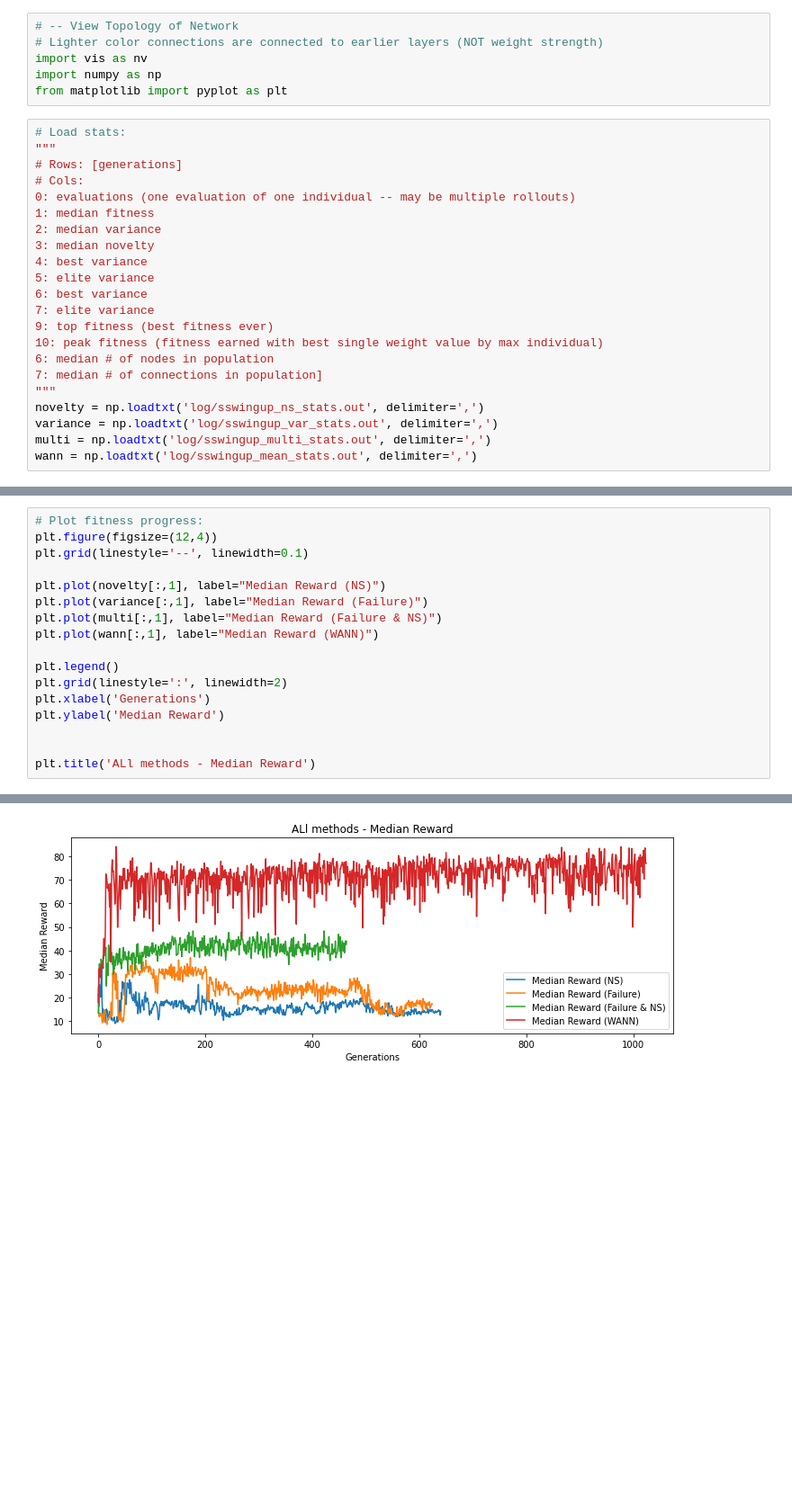
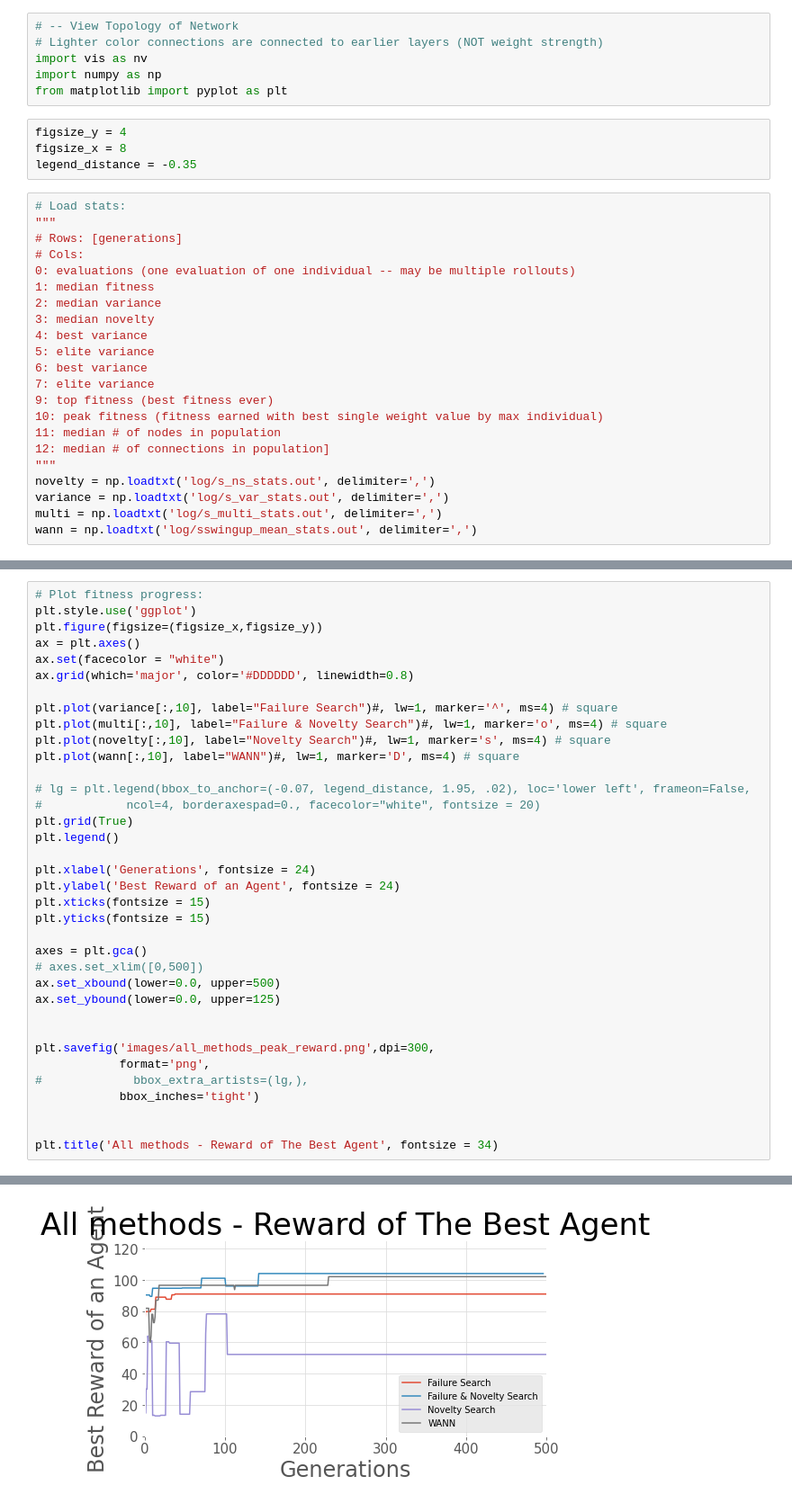
Before and after one commit to yurilavinas/brain-tokyo-workshop, a Jupyter notebook: WANNRelease/prettyNeatWann/Visualization_Comparison.ipynb, the cells around one changed output, grey strips where cells are left out. Shown at 90% size. Cells and saved outputs as stored; diff of their text form; blank space fills up the shorter version.

```diff
--- a/WANNRelease/prettyNeatWann/Visualization_Comparison.ipynb
+++ b/WANNRelease/prettyNeatWann/Visualization_Comparison.ipynb
@@ -4,6 +4,10 @@
 import vis as nv
 import numpy as np
 from matplotlib import pyplot as plt
+# %%
+figsize_y = 4
+figsize_x = 8
+legend_distance = -0.35
 # %%
 # Load stats:
 """
@@ -19,10 +23,10 @@ from matplotlib import pyplot as plt
 7: elite variance
 9: top fitness (best fitness ever)
 10: peak fitness (fitness earned with best single weight value by max individual)
-6: median # of nodes in population
-7: median # of connections in population]
+11: median # of nodes in population
+12: median # of connections in population]
 """
-novelty = np.loadtxt('log/sswingup_ns_stats.out', delimiter=',')
-variance = np.loadtxt('log/sswingup_var_stats.out', delimiter=',')
-multi = np.loadtxt('log/sswingup_multi_stats.out', delimiter=',')
+novelty = np.loadtxt('log/s_ns_stats.out', delimiter=',')
+variance = np.loadtxt('log/s_var_stats.out', delimiter=',')
+multi = np.loadtxt('log/s_multi_stats.out', delimiter=',')
 wann = np.loadtxt('log/sswingup_mean_stats.out', delimiter=',')
@@ -89,18 +227,37 @@ Text(0.5, 1.0, 'ALl methods - Elite Variance')
 # %%
 # Plot fitness progress:
-plt.figure(figsize=(12,4))
-plt.grid(linestyle='--', linewidth=0.1)
+plt.style.use('ggplot')
+plt.figure(figsize=(figsize_x,figsize_y))
+ax = plt.axes()
+ax.set(facecolor = "white")
+ax.grid(which='major', color='#DDDDDD', linewidth=0.8)
 
-plt.plot(novelty[:,1], label="Median Reward (NS)")
-plt.plot(variance[:,1], label="Median Reward (Failure)")
-plt.plot(multi[:,1], label="Median Reward (Failure & NS)")
-plt.plot(wann[:,1], label="Median Reward (WANN)")
+plt.plot(variance[:,10], label="Failure Search")#, lw=1, marker='^', ms=4) # square
+plt.plot(multi[:,10], label="Failure & Novelty Search")#, lw=1, marker='o', ms=4) # square
+plt.plot(novelty[:,10], label="Novelty Search")#, lw=1, marker='s', ms=4) # square
+plt.plot(wann[:,10], label="WANN")#, lw=1, marker='D', ms=4) # square
 
+# lg = plt.legend(bbox_to_anchor=(-0.07, legend_distance, 1.95, .02), loc='lower left', frameon=False,
+#            ncol=4, borderaxespad=0., facecolor="white", fontsize = 20)
+plt.grid(True)
 plt.legend()
-plt.grid(linestyle=':', linewidth=2)
-plt.xlabel('Generations')
-plt.ylabel('Median Reward')
+
+plt.xlabel('Generations', fontsize = 24)
+plt.ylabel('Best Reward of an Agent', fontsize = 24)
+plt.xticks(fontsize = 15)
+plt.yticks(fontsize = 15)
+
+axes = plt.gca()
+# axes.set_xlim([0,500])
+ax.set_xbound(lower=0.0, upper=500)
+ax.set_ybound(lower=0.0, upper=125)
 
 
-plt.title('ALl methods - Median Reward')
+plt.savefig('images/all_methods_peak_reward.png',dpi=300,
+            format='png',
+#             bbox_extra_artists=(lg,),
+            bbox_inches='tight')
+
+
+plt.title('All methods - Reward of The Best Agent', fontsize = 34)
 # %% [output]
@@ -108,3 +265,3 @@ Text(0.5, 1.0, 'ALl methods - Median Reward')
-[figure, old version]
+[figure, new version]
 # %%
 # Plot fitness progress:
```
Also changed, not shown: parts of 9 cells of this notebook, 21 other files.
